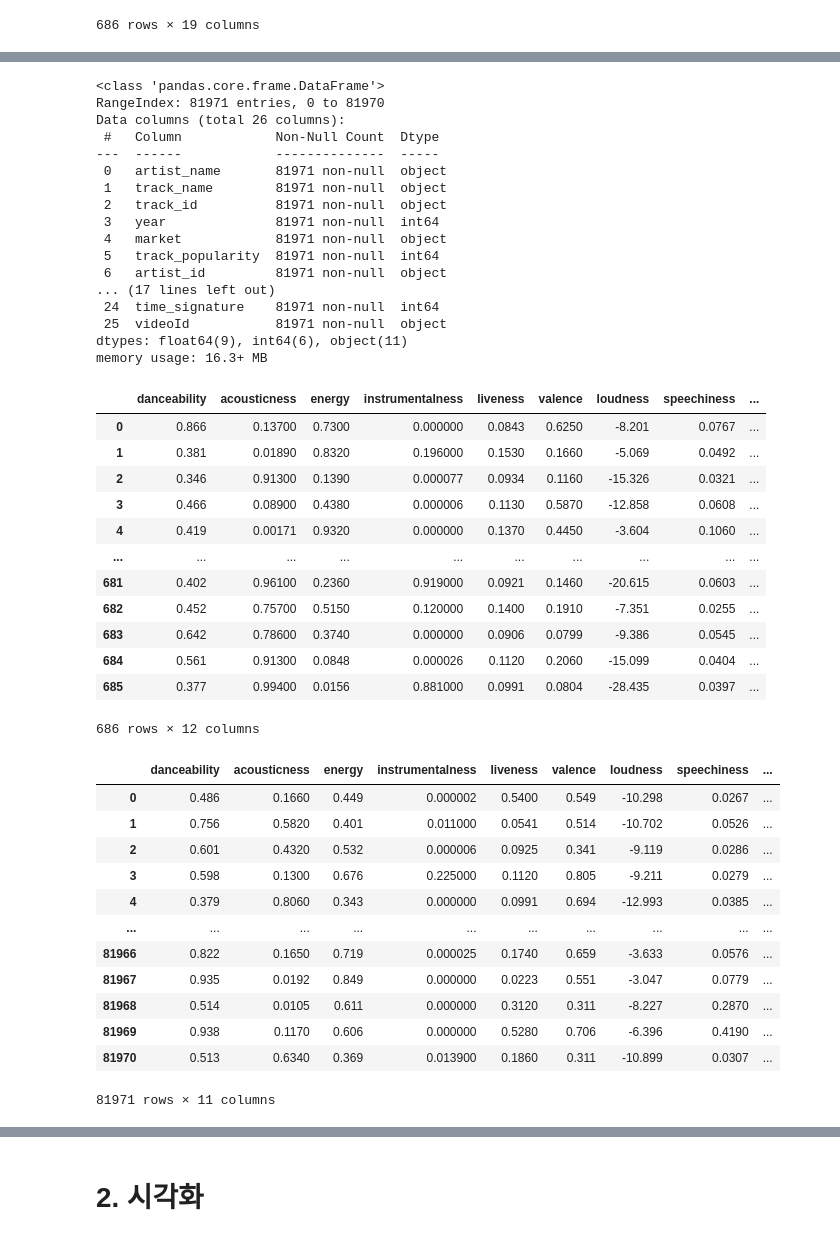
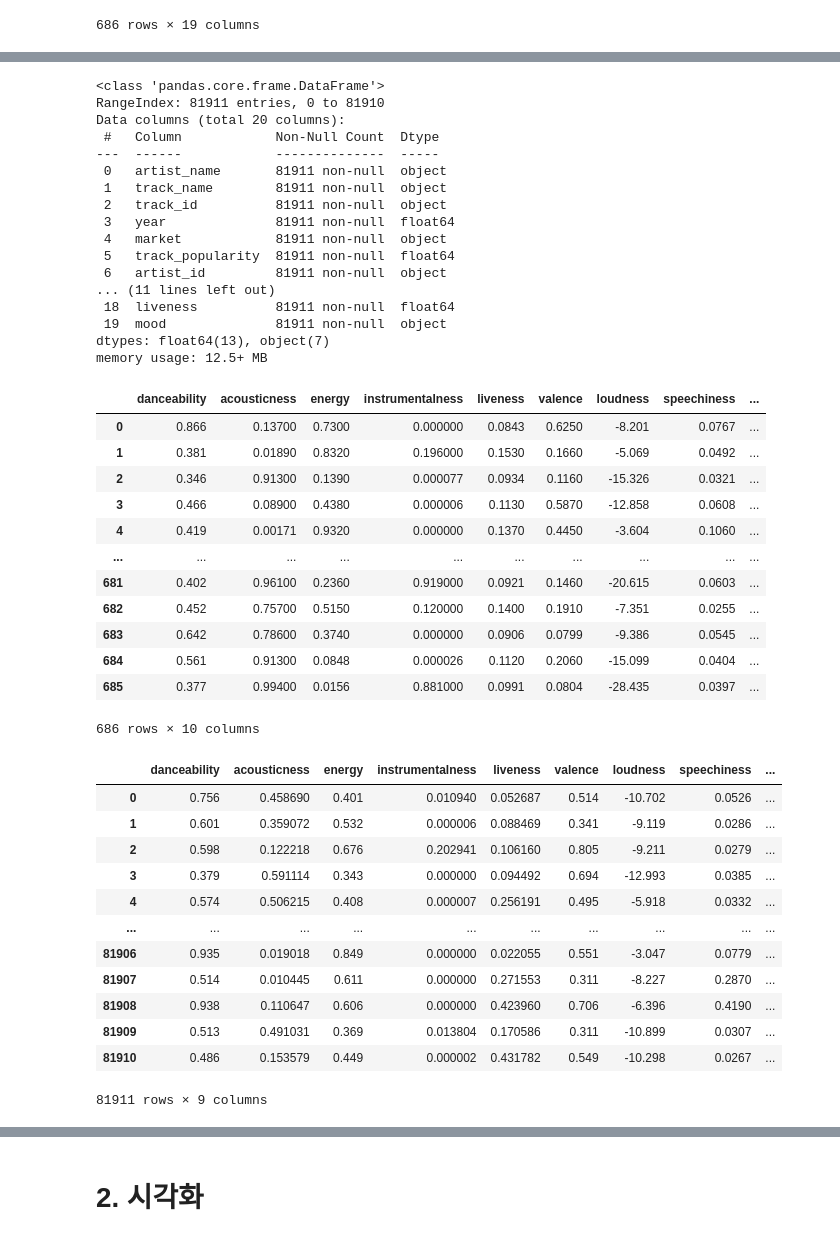
Before and after one commit to jotreee/AlsongDalsong, a Jupyter notebook: data/라벨링.ipynb, the cells around one changed output, grey strips where cells are left out. Drawn from its saved outputs; the diff is of its cells as text; code cells hidden in the pictures.

```diff
--- a/data/라벨링.ipynb
+++ b/data/라벨링.ipynb
@@ -1,2 +1,9 @@
 # %% [markdown]
 # 1. 데이터 파악
+# %%
+import pandas as pd
+import numpy as np
+
+pred = pd.read_csv("musics3.csv", encoding="utf-8")
+pred = pred.drop([81911])
+pred
@@ -3,10 +24,5 @@
 # %%
-import pandas as pd
-import numpy as np
-
 train = pd.read_csv("train.csv")
-pred = pd.read_csv("musics.csv")
-
 train
 # %% [output]
 |  | name | album | artist | id | release_date | popularity | length | danceability | acousticness | ... |
@@ -42,26 +58,25 @@ pred
 pred.info()
 # %% [output]
 <class 'pandas.core.frame.DataFrame'>
-RangeIndex: 81971 entries, 0 to 81970
-Data columns (total 26 columns):
+RangeIndex: 81911 entries, 0 to 81910
+Data columns (total 20 columns):
  #   Column            Non-Null Count  Dtype
 ---  ------            --------------  -----
- 0   artist_name       81971 non-null  object
- 1   track_name        81971 non-null  object
- 2   track_id          81971 non-null  object
- 3   year              81971 non-null  int64
- 4   market            81971 non-null  object
- 5   track_popularity  81971 non-null  int64
- 6   artist_id         81971 non-null  object
-... (17 lines left out)
- 24  time_signature    81971 non-null  int64
- 25  videoId           81971 non-null  object
-dtypes: float64(9), int64(6), object(11)
-memory usage: 16.3+ MB
+ 0   artist_name       81911 non-null  object
+ 1   track_name        81911 non-null  object
+ 2   track_id          81911 non-null  object
+ 3   year              81911 non-null  float64
+ 4   market            81911 non-null  object
+ 5   track_popularity  81911 non-null  float64
+ 6   artist_id         81911 non-null  object
+... (11 lines left out)
+ 18  liveness          81911 non-null  float64
+ 19  mood              81911 non-null  object
+dtypes: float64(13), object(7)
+memory usage: 12.5+ MB
 # %%
 train = pd.DataFrame(train, columns = ['danceability', 'acousticness', 'energy', 'instrumentalness',
-       'liveness', 'valence', 'loudness', 'speechiness', 'tempo', 'key',
-       'time_signature', 'mood'])
+       'liveness', 'valence', 'loudness', 'speechiness', 'tempo', 'mood'])
 train
 # %% [output]
 |  | danceability | acousticness | energy | instrumentalness | liveness | valence | loudness | speechiness | ... |
@@ -76,26 +91,25 @@ train
 | 683 | 0.642 | 0.78600 | 0.3740 | 0.000000 | 0.0906 | 0.0799 | -9.386 | 0.0545 | ... |
 | 684 | 0.561 | 0.91300 | 0.0848 | 0.000026 | 0.1120 | 0.2060 | -15.099 | 0.0404 | ... |
 | 685 | 0.377 | 0.99400 | 0.0156 | 0.881000 | 0.0991 | 0.0804 | -28.435 | 0.0397 | ... |
-686 rows × 12 columns
+686 rows × 10 columns
 # %%
 pred_X = pd.DataFrame(pred, columns = ['danceability', 'acousticness', 'energy', 'instrumentalness',
-       'liveness', 'valence', 'loudness', 'speechiness', 'tempo', 'key',
-       'time_signature'])
+       'liveness', 'valence', 'loudness', 'speechiness', 'tempo'])
 pred_X
 # %% [output]
 |  | danceability | acousticness | energy | instrumentalness | liveness | valence | loudness | speechiness | ... |
-| 0 | 0.486 | 0.1660 | 0.449 | 0.000002 | 0.5400 | 0.549 | -10.298 | 0.0267 | ... |
-| 1 | 0.756 | 0.5820 | 0.401 | 0.011000 | 0.0541 | 0.514 | -10.702 | 0.0526 | ... |
-| 2 | 0.601 | 0.4320 | 0.532 | 0.000006 | 0.0925 | 0.341 | -9.119 | 0.0286 | ... |
-| 3 | 0.598 | 0.1300 | 0.676 | 0.225000 | 0.1120 | 0.805 | -9.211 | 0.0279 | ... |
-| 4 | 0.379 | 0.8060 | 0.343 | 0.000000 | 0.0991 | 0.694 | -12.993 | 0.0385 | ... |
+| 0 | 0.756 | 0.458690 | 0.401 | 0.010940 | 0.052687 | 0.514 | -10.702 | 0.0526 | ... |
+| 1 | 0.601 | 0.359072 | 0.532 | 0.000006 | 0.088469 | 0.341 | -9.119 | 0.0286 | ... |
+| 2 | 0.598 | 0.122218 | 0.676 | 0.202941 | 0.106160 | 0.805 | -9.211 | 0.0279 | ... |
+| 3 | 0.379 | 0.591114 | 0.343 | 0.000000 | 0.094492 | 0.694 | -12.993 | 0.0385 | ... |
+| 4 | 0.574 | 0.506215 | 0.408 | 0.000007 | 0.256191 | 0.495 | -5.918 | 0.0332 | ... |
 | ... | ... | ... | ... | ... | ... | ... | ... | ... | ... |
-| 81966 | 0.822 | 0.1650 | 0.719 | 0.000025 | 0.1740 | 0.659 | -3.633 | 0.0576 | ... |
-| 81967 | 0.935 | 0.0192 | 0.849 | 0.000000 | 0.0223 | 0.551 | -3.047 | 0.0779 | ... |
-| 81968 | 0.514 | 0.0105 | 0.611 | 0.000000 | 0.3120 | 0.311 | -8.227 | 0.2870 | ... |
-| 81969 | 0.938 | 0.1170 | 0.606 | 0.000000 | 0.5280 | 0.706 | -6.396 | 0.4190 | ... |
-| 81970 | 0.513 | 0.6340 | 0.369 | 0.013900 | 0.1860 | 0.311 | -10.899 | 0.0307 | ... |
+| 81906 | 0.935 | 0.019018 | 0.849 | 0.000000 | 0.022055 | 0.551 | -3.047 | 0.0779 | ... |
+| 81907 | 0.514 | 0.010445 | 0.611 | 0.000000 | 0.271553 | 0.311 | -8.227 | 0.2870 | ... |
+| 81908 | 0.938 | 0.110647 | 0.606 | 0.000000 | 0.423960 | 0.706 | -6.396 | 0.4190 | ... |
+| 81909 | 0.513 | 0.491031 | 0.369 | 0.013804 | 0.170586 | 0.311 | -10.899 | 0.0307 | ... |
+| 81910 | 0.486 | 0.153579 | 0.449 | 0.000002 | 0.431782 | 0.549 | -10.298 | 0.0267 | ... |
-81971 rows × 11 columns
+81911 rows × 9 columns
 # %%
 pred_X.info()
 # %% [output]
```
Also changed, not shown: parts of 59 cells of this notebook, 11 other files.
